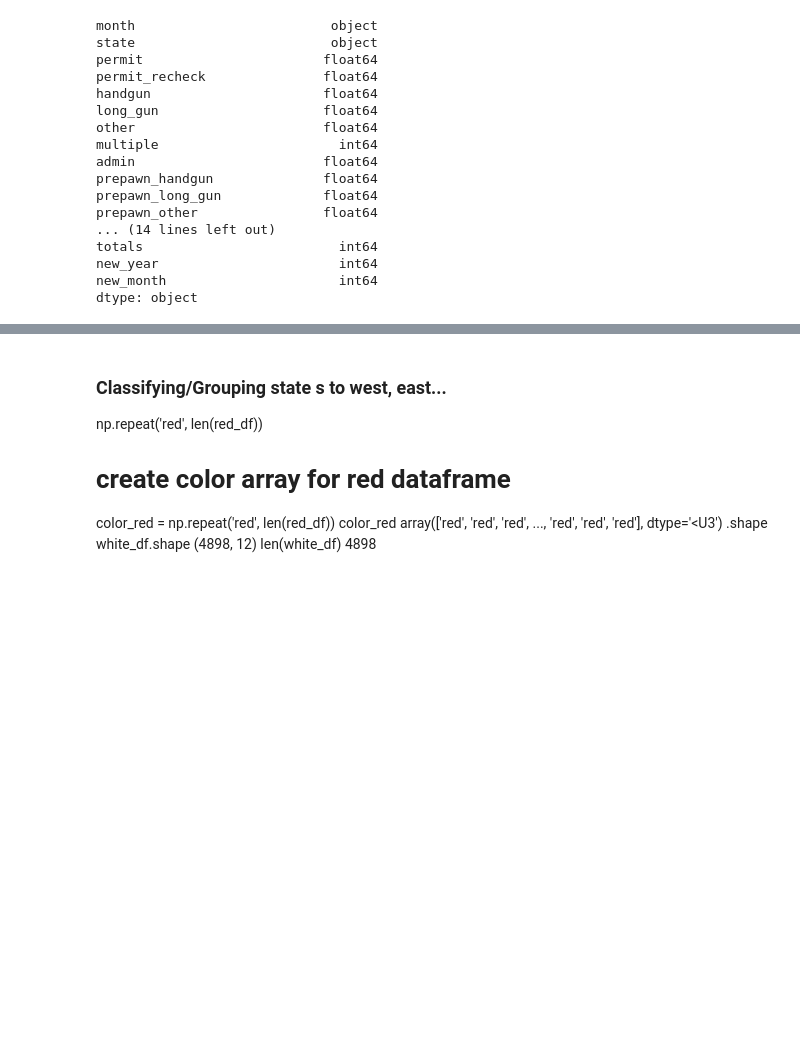
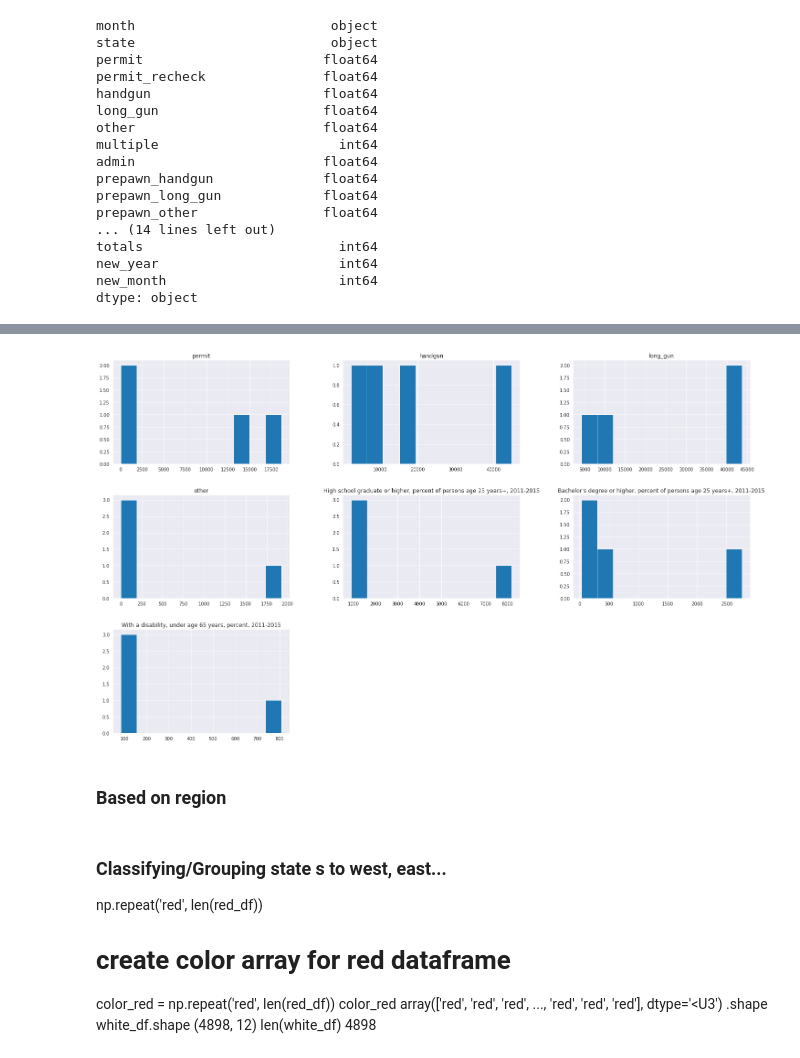
Before and after one commit to Rvd001/ALX, a Jupyter notebook: data-analysis-project-1.ipynb, the cells around one changed output, grey strips where cells are left out. Cells and saved outputs as stored; diff of their text form; code cells hidden in the pictures; blank space fills up the shorter version.

```diff
--- a/data-analysis-project-1.ipynb
+++ b/data-analysis-project-1.ipynb
@@ -1176,3 +1489,9 @@ gun_data.query('month == "2017-09"')
+# %%
+new_g.hist(figsize=(25,15));
+# %% [output]
+[figure, added]
+# %% [markdown]
+### Based on region
 # %% [markdown]
 ### Classifying/Grouping state s to west, east...
 
```
Also changed, not shown: parts of 74 cells of this notebook.
